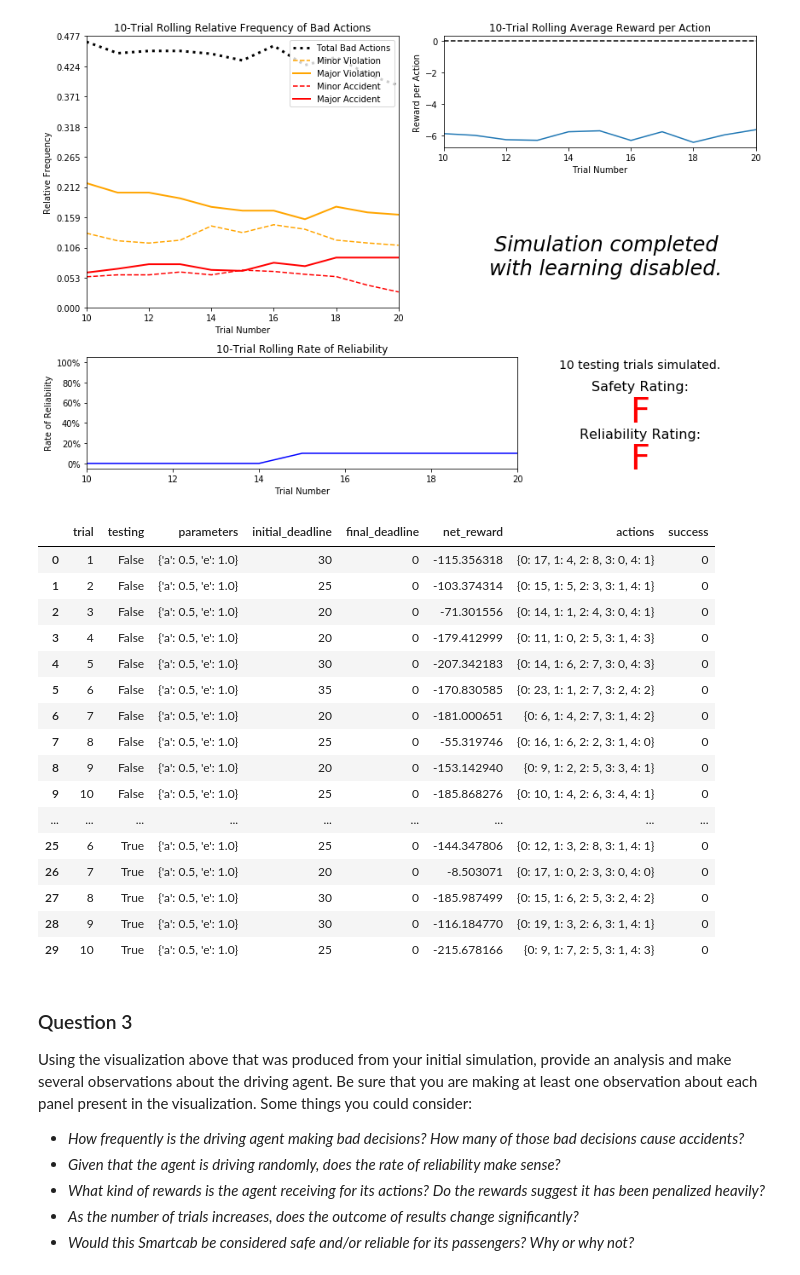
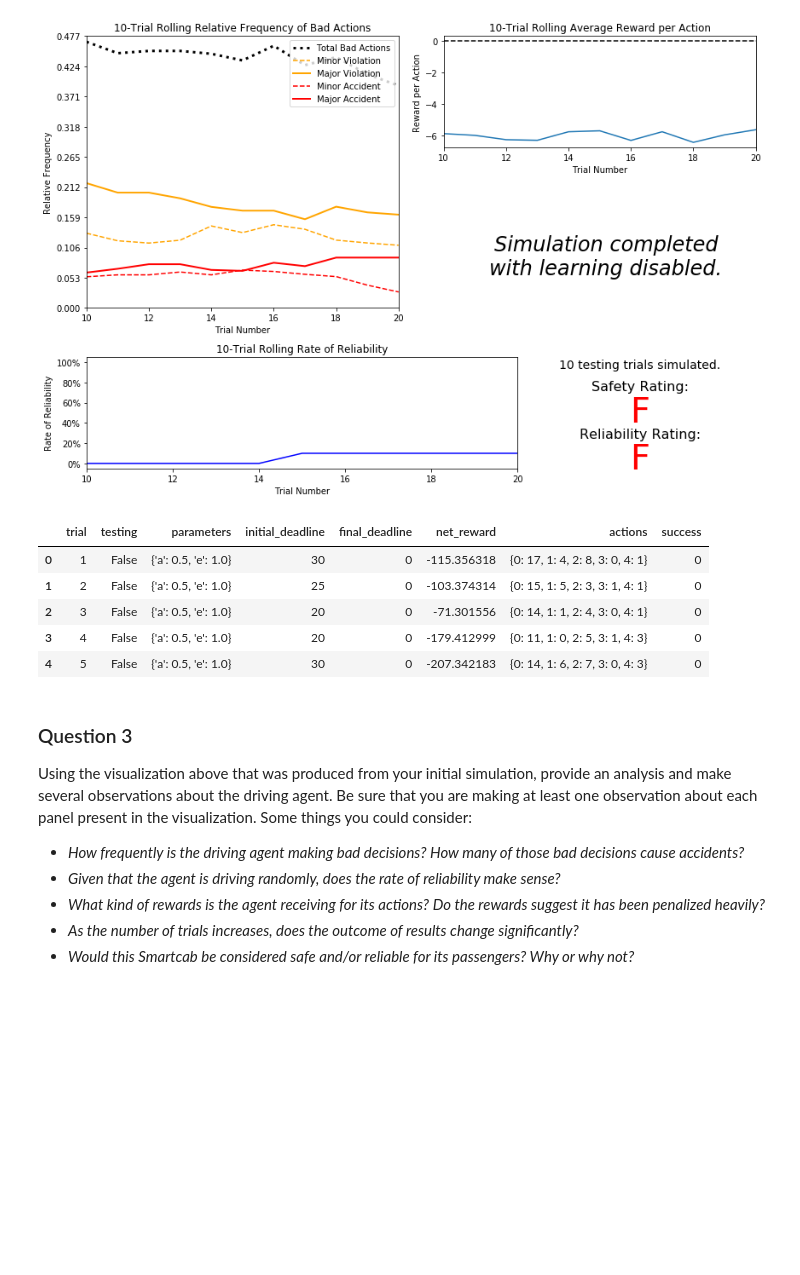
Before and after one commit to SeaPeaMurray/MLND, a Jupyter notebook: smartcab/smartcab.ipynb, the cells around one changed output. Saved outputs shown, nothing was run; the diff lists cells and outputs as text; code cells hidden in the pictures; blank space fills up the shorter version.

```diff
--- a/smartcab/smartcab.ipynb
+++ b/smartcab/smartcab.ipynb
@@ -93,27 +93,15 @@ vs.plot_trials('sim_no-learning.csv')
 [figure]
 # %%
 import pandas as pd
+no_learn = pd.read_csv('logs\sim_no-learning.csv')
+no_learn.head()
+# %% [output]
+|  | trial | testing | parameters | initial_deadline | final_deadline | net_reward | actions | success |
+| 0 | 1 | False | {'a': 0.5, 'e': 1.0} | 30 | 0 | -115.356318 | {0: 17, 1: 4, 2: 8, 3: 0, 4: 1} | 0 |
+| 1 | 2 | False | {'a': 0.5, 'e': 1.0} | 25 | 0 | -103.374314 | {0: 15, 1: 5, 2: 3, 3: 1, 4: 1} | 0 |
+| 2 | 3 | False | {'a': 0.5, 'e': 1.0} | 20 | 0 | -71.301556 | {0: 14, 1: 1, 2: 4, 3: 0, 4: 1} | 0 |
+| 3 | 4 | False | {'a': 0.5, 'e': 1.0} | 20 | 0 | -179.412999 | {0: 11, 1: 0, 2: 5, 3: 1, 4: 3} | 0 |
+| 4 | 5 | False | {'a': 0.5, 'e': 1.0} | 30 | 0 | -207.342183 | {0: 14, 1: 6, 2: 7, 3: 0, 4: 3} | 0 |
-# %%
-no_learn = pd.read_csv('logs\sim_no-learning.csv')
-no_learn
-# %% [output]
-|  | trial | testing | parameters | initial_deadline | final_deadline | net_reward | actions | success |
-| 0 | 1 | False | {'a': 0.5, 'e': 1.0} | 30 | 0 | -115.356318 | {0: 17, 1: 4, 2: 8, 3: 0, 4: 1} | 0 |
-| 1 | 2 | False | {'a': 0.5, 'e': 1.0} | 25 | 0 | -103.374314 | {0: 15, 1: 5, 2: 3, 3: 1, 4: 1} | 0 |
-| 2 | 3 | False | {'a': 0.5, 'e': 1.0} | 20 | 0 | -71.301556 | {0: 14, 1: 1, 2: 4, 3: 0, 4: 1} | 0 |
-| 3 | 4 | False | {'a': 0.5, 'e': 1.0} | 20 | 0 | -179.412999 | {0: 11, 1: 0, 2: 5, 3: 1, 4: 3} | 0 |
-| 4 | 5 | False | {'a': 0.5, 'e': 1.0} | 30 | 0 | -207.342183 | {0: 14, 1: 6, 2: 7, 3: 0, 4: 3} | 0 |
-| 5 | 6 | False | {'a': 0.5, 'e': 1.0} | 35 | 0 | -170.830585 | {0: 23, 1: 1, 2: 7, 3: 2, 4: 2} | 0 |
-| 6 | 7 | False | {'a': 0.5, 'e': 1.0} | 20 | 0 | -181.000651 | {0: 6, 1: 4, 2: 7, 3: 1, 4: 2} | 0 |
-| 7 | 8 | False | {'a': 0.5, 'e': 1.0} | 25 | 0 | -55.319746 | {0: 16, 1: 6, 2: 2, 3: 1, 4: 0} | 0 |
-| 8 | 9 | False | {'a': 0.5, 'e': 1.0} | 20 | 0 | -153.142940 | {0: 9, 1: 2, 2: 5, 3: 3, 4: 1} | 0 |
-| 9 | 10 | False | {'a': 0.5, 'e': 1.0} | 25 | 0 | -185.868276 | {0: 10, 1: 4, 2: 6, 3: 4, 4: 1} | 0 |
-| ... | ... | ... | ... | ... | ... | ... | ... | ... |
-| 25 | 6 | True | {'a': 0.5, 'e': 1.0} | 25 | 0 | -144.347806 | {0: 12, 1: 3, 2: 8, 3: 1, 4: 1} | 0 |
-| 26 | 7 | True | {'a': 0.5, 'e': 1.0} | 20 | 0 | -8.503071 | {0: 17, 1: 0, 2: 3, 3: 0, 4: 0} | 0 |
-| 27 | 8 | True | {'a': 0.5, 'e': 1.0} | 30 | 0 | -185.987499 | {0: 15, 1: 6, 2: 5, 3: 2, 4: 2} | 0 |
-| 28 | 9 | True | {'a': 0.5, 'e': 1.0} | 30 | 0 | -116.184770 | {0: 19, 1: 3, 2: 6, 3: 1, 4: 1} | 0 |
-| 29 | 10 | True | {'a': 0.5, 'e': 1.0} | 25 | 0 | -215.678166 | {0: 9, 1: 7, 2: 5, 3: 1, 4: 3} | 0 |
 # %% [markdown]
 ### Question 3
 Using the visualization above that was produced from your initial simulation, provide an analysis and make several observations about the driving agent. Be sure that you are making at least one observation about each panel present in the visualization. Some things you could consider:
```
Also changed, not shown: parts of 1 cell of this notebook.
